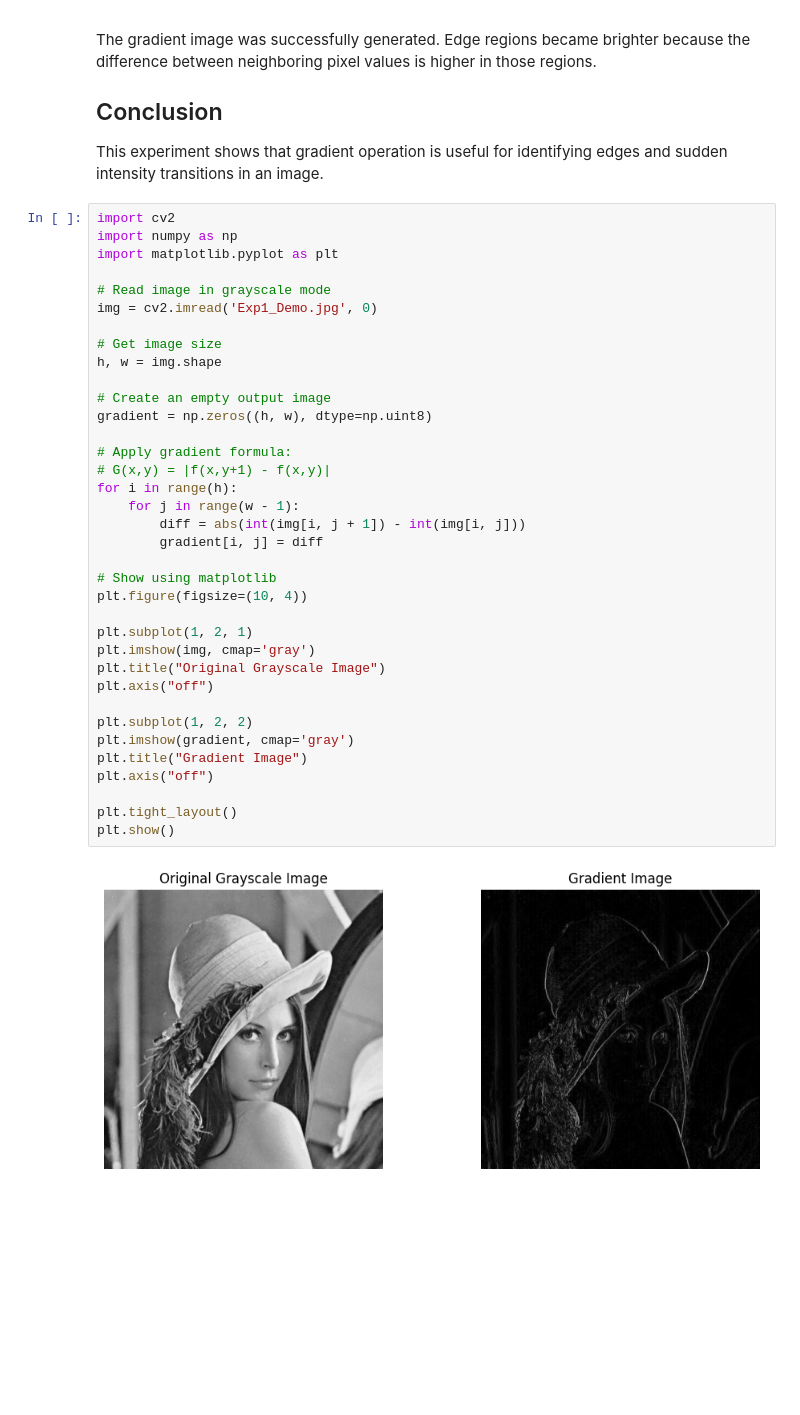
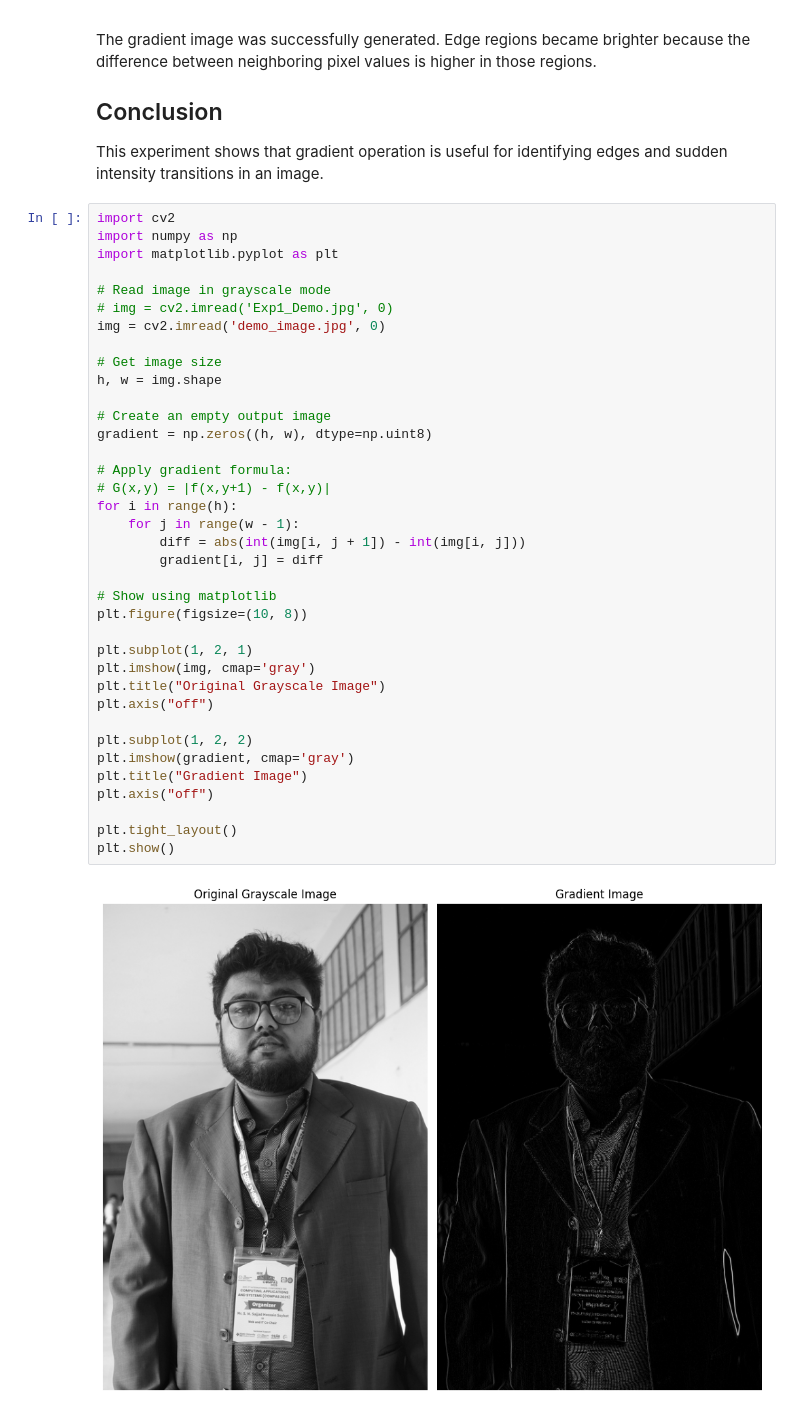
Before and after one commit to SajjadHossainSoykot/ICT-4104-Digital-Signal-and-Image-Processing-Laboratory, a Jupyter notebook: Exp1_Gradient.ipynb, the cells around one changed output. Saved outputs shown, nothing was run; the diff lists cells and outputs as text; blank space fills up the shorter version.

```diff
--- a/Exp1_Gradient.ipynb
+++ b/Exp1_Gradient.ipynb
@@ -53,35 +53,36 @@ import numpy as np
 import matplotlib.pyplot as plt
 
 # Read image in grayscale mode
-img = cv2.imread('Exp1_Demo.jpg', 0)
+# img = cv2.imread('Exp1_Demo.jpg', 0)
+img = cv2.imread('demo_image.jpg', 0)
 
 # Get image size
 h, w = img.shape
 
 # Create an empty output image
 gradient = np.zeros((h, w), dtype=np.uint8)
 
 # Apply gradient formula:
 # G(x,y) = |f(x,y+1) - f(x,y)|
 for i in range(h):
     for j in range(w - 1):
         diff = abs(int(img[i, j + 1]) - int(img[i, j]))
         gradient[i, j] = diff
 
 # Show using matplotlib
-plt.figure(figsize=(10, 4))
+plt.figure(figsize=(10, 8))
 
 plt.subplot(1, 2, 1)
 plt.imshow(img, cmap='gray')
 plt.title("Original Grayscale Image")
 plt.axis("off")
 
 plt.subplot(1, 2, 2)
 plt.imshow(gradient, cmap='gray')
 plt.title("Gradient Image")
 plt.axis("off")
 
 plt.tight_layout()
 plt.show()
 # %% [output]
-[figure, old version]
+[figure, new version]
```
Also changed, not shown: 1 other file.
